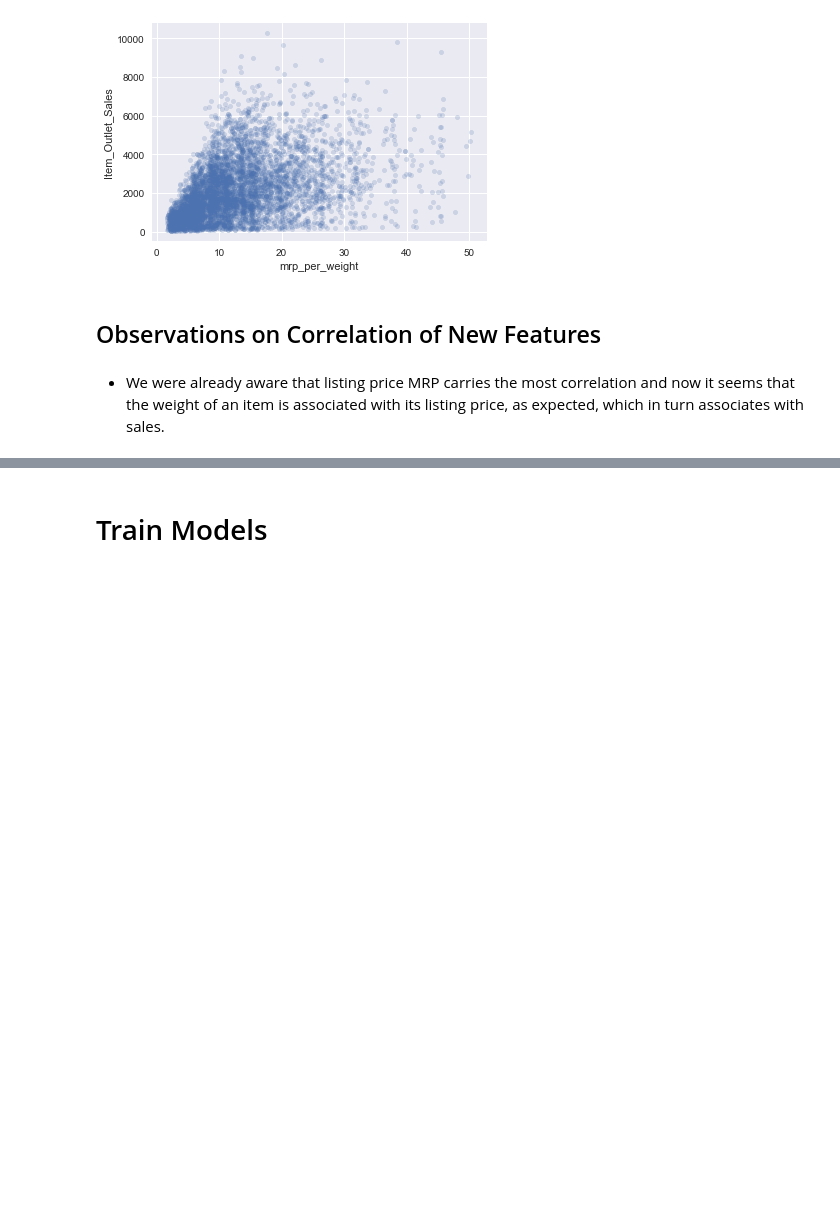
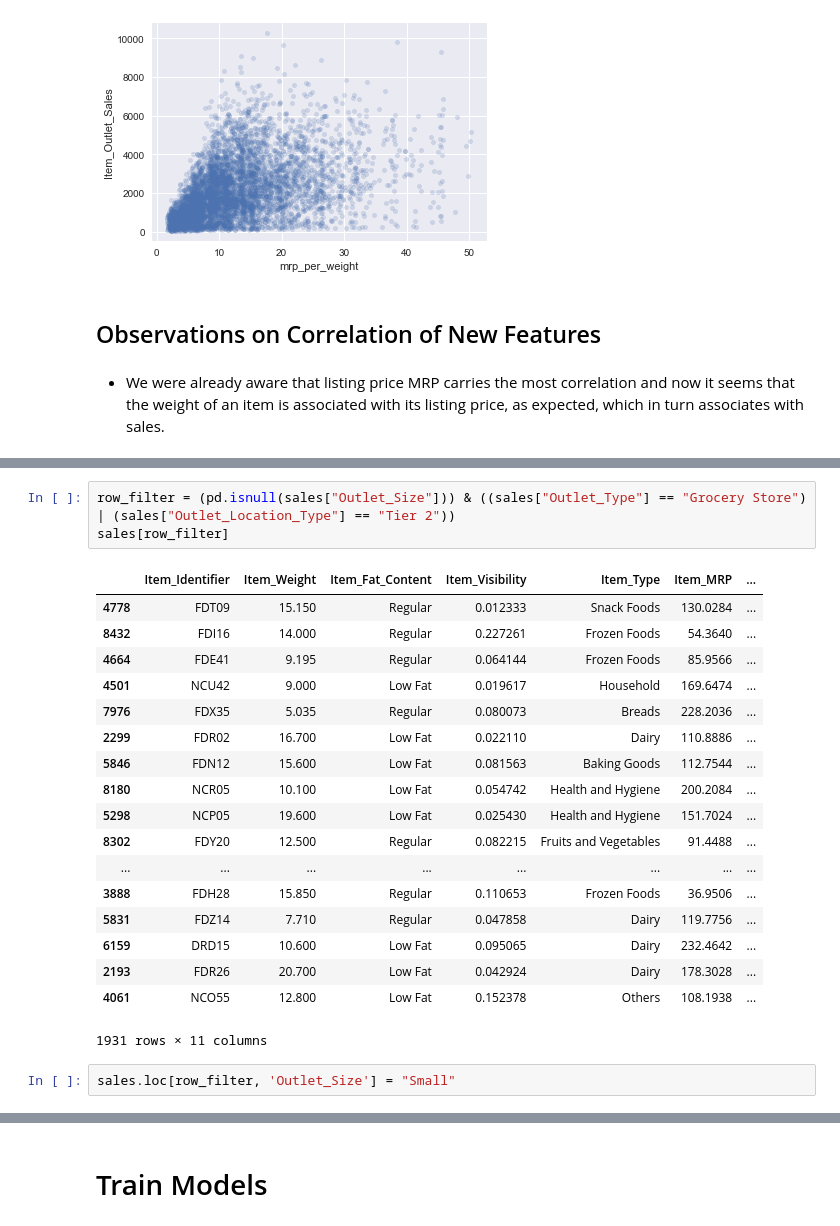
Before and after one commit to dorond/big-mart-sales-prediction, a Jupyter notebook: Big Mart Sales Prediction.ipynb, the cells around one changed output, grey strips where cells are left out. Saved outputs shown, nothing was run; the diff lists cells and outputs as text; blank space fills up the shorter version.

```diff
--- a/Big Mart Sales Prediction.ipynb
+++ b/Big Mart Sales Prediction.ipynb
@@ -827,0 +873,24 @@ plt.show()
+# %%
+row_filter = (pd.isnull(sales["Outlet_Size"])) & ((sales["Outlet_Type"] == "Grocery Store") | (sales["Outlet_Location_Type"] == "Tier 2"))
+sales[row_filter]
+# %% [output]
+|  | Item_Identifier | Item_Weight | Item_Fat_Content | Item_Visibility | Item_Type | Item_MRP | ... |
+| 4778 | FDT09 | 15.150 | Regular | 0.012333 | Snack Foods | 130.0284 | ... |
+| 8432 | FDI16 | 14.000 | Regular | 0.227261 | Frozen Foods | 54.3640 | ... |
+| 4664 | FDE41 | 9.195 | Regular | 0.064144 | Frozen Foods | 85.9566 | ... |
+| 4501 | NCU42 | 9.000 | Low Fat | 0.019617 | Household | 169.6474 | ... |
+| 7976 | FDX35 | 5.035 | Regular | 0.080073 | Breads | 228.2036 | ... |
+| 2299 | FDR02 | 16.700 | Low Fat | 0.022110 | Dairy | 110.8886 | ... |
+| 5846 | FDN12 | 15.600 | Low Fat | 0.081563 | Baking Goods | 112.7544 | ... |
+| 8180 | NCR05 | 10.100 | Low Fat | 0.054742 | Health and Hygiene | 200.2084 | ... |
+| 5298 | NCP05 | 19.600 | Low Fat | 0.025430 | Health and Hygiene | 151.7024 | ... |
+| 8302 | FDY20 | 12.500 | Regular | 0.082215 | Fruits and Vegetables | 91.4488 | ... |
+| ... | ... | ... | ... | ... | ... | ... | ... |
+| 3888 | FDH28 | 15.850 | Regular | 0.110653 | Frozen Foods | 36.9506 | ... |
+| 5831 | FDZ14 | 7.710 | Regular | 0.047858 | Dairy | 119.7756 | ... |
+| 6159 | DRD15 | 10.600 | Low Fat | 0.095065 | Dairy | 232.4642 | ... |
+| 2193 | FDR26 | 20.700 | Low Fat | 0.042924 | Dairy | 178.3028 | ... |
+| 4061 | NCO55 | 12.800 | Low Fat | 0.152378 | Others | 108.1938 | ... |
+1931 rows × 11 columns
+# %%
+sales.loc[row_filter, 'Outlet_Size'] = "Small"
```
Also changed, not shown: parts of 155 cells of this notebook, 44 other files.
